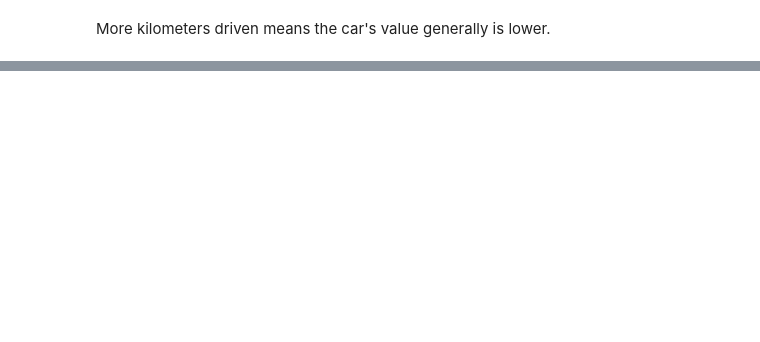
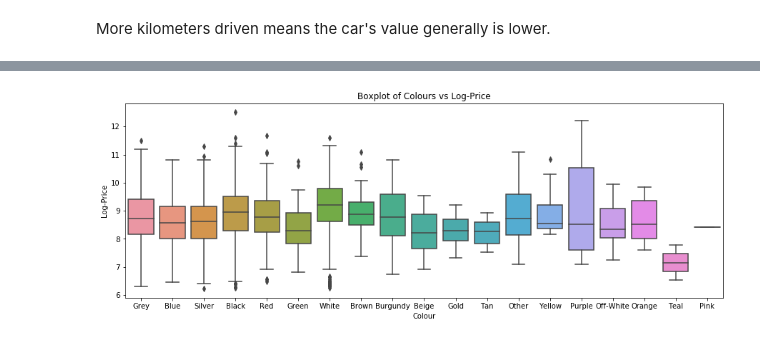
Before and after one commit to vatdaell/used-car-analysis, a Jupyter notebook: Analysis of Car Prices.ipynb, the cells around one changed output, grey strips where cells are left out. Saved outputs shown, nothing was run; the diff lists cells and outputs as text; code cells hidden in the pictures; blank space fills up the shorter version.

```diff
--- a/Analysis of Car Prices.ipynb
+++ b/Analysis of Car Prices.ipynb
@@ -119,0 +133,8 @@ np.exp(np.log(10000))
+# %%
+plt.subplots(figsize=(15,5))
+sns.boxplot(x=df.colour, y=np.log(df.price));
+plt.ylabel("Log-Price");
+plt.xlabel("Colour");
+plt.title("Boxplot of Colours vs Log-Price");
+# %% [output]
+[figure, added]
```
Also changed, not shown: parts of 13 cells of this notebook.
